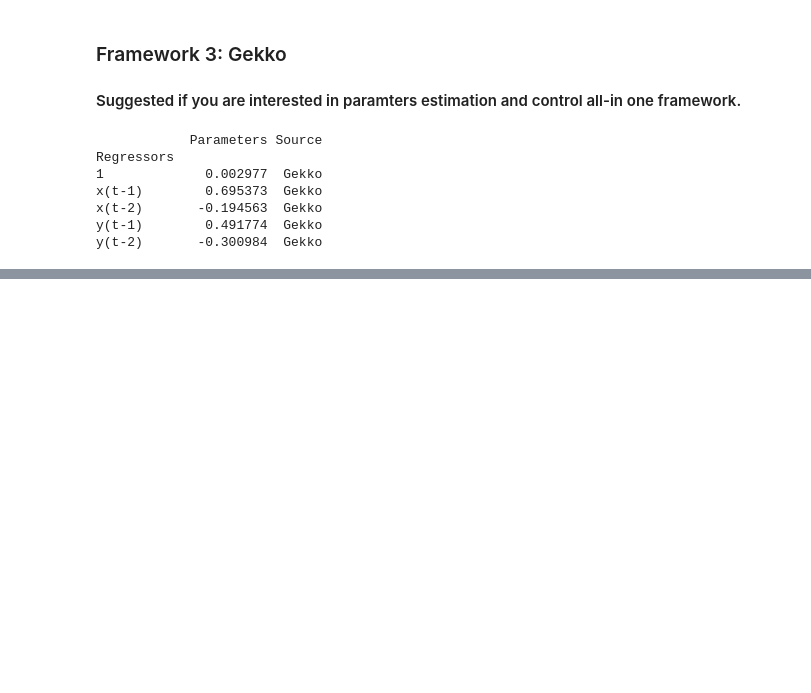
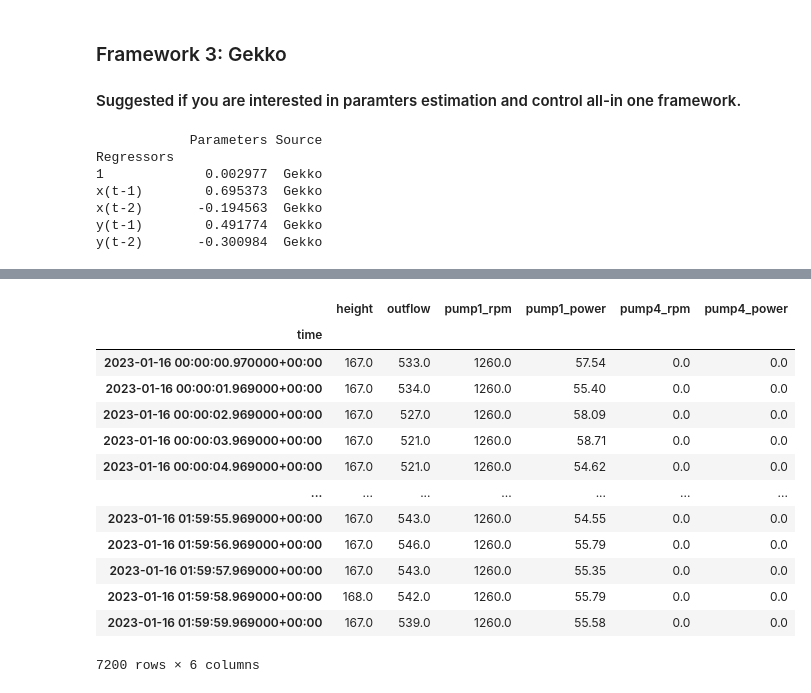
Before and after one commit to DTU-Teaching/Industrial-IoT-For-Digitization-Of-Electronic-Assets-2025, a Jupyter notebook: Module 3/code/fit_arx_model.ipynb, the cells around one changed output, grey strips where cells are left out. Drawn from its saved outputs; the diff is of its cells as text; code cells hidden in the pictures; blank space fills up the shorter version.

```diff
--- a/Module 3/code/fit_arx_model.ipynb
+++ b/Module 3/code/fit_arx_model.ipynb
@@ -331,0 +392,17 @@ y(t-2)       -0.300984  Gekko
+# %%
+data[(data.index >= '2023-01-16 00:00:00') & (data.index <= '2023-01-16 02:00:00')]
+# %% [output]
+|  | height | outflow | pump1_rpm | pump1_power | pump4_rpm | pump4_power |
+| time |  |  |  |  |  |  |
+| 2023-01-16 00:00:00.970000+00:00 | 167.0 | 533.0 | 1260.0 | 57.54 | 0.0 | 0.0 |
+| 2023-01-16 00:00:01.969000+00:00 | 167.0 | 534.0 | 1260.0 | 55.40 | 0.0 | 0.0 |
+| 2023-01-16 00:00:02.969000+00:00 | 167.0 | 527.0 | 1260.0 | 58.09 | 0.0 | 0.0 |
+| 2023-01-16 00:00:03.969000+00:00 | 167.0 | 521.0 | 1260.0 | 58.71 | 0.0 | 0.0 |
+| 2023-01-16 00:00:04.969000+00:00 | 167.0 | 521.0 | 1260.0 | 54.62 | 0.0 | 0.0 |
+| ... | ... | ... | ... | ... | ... | ... |
+| 2023-01-16 01:59:55.969000+00:00 | 167.0 | 543.0 | 1260.0 | 54.55 | 0.0 | 0.0 |
+| 2023-01-16 01:59:56.969000+00:00 | 167.0 | 546.0 | 1260.0 | 55.79 | 0.0 | 0.0 |
+| 2023-01-16 01:59:57.969000+00:00 | 167.0 | 543.0 | 1260.0 | 55.35 | 0.0 | 0.0 |
+| 2023-01-16 01:59:58.969000+00:00 | 168.0 | 542.0 | 1260.0 | 55.79 | 0.0 | 0.0 |
+| 2023-01-16 01:59:59.969000+00:00 | 167.0 | 539.0 | 1260.0 | 55.58 | 0.0 | 0.0 |
+7200 rows × 6 columns
```
Also changed, not shown: parts of 8 cells of this notebook, 1 other file.
